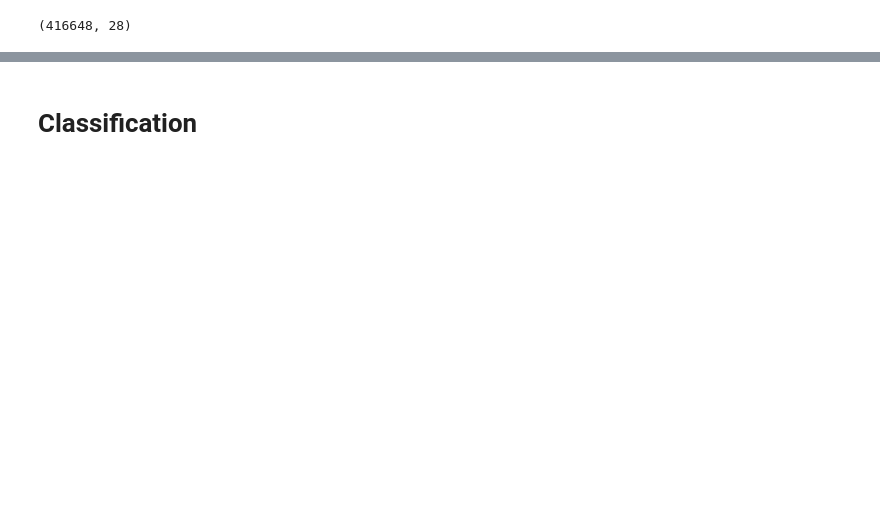
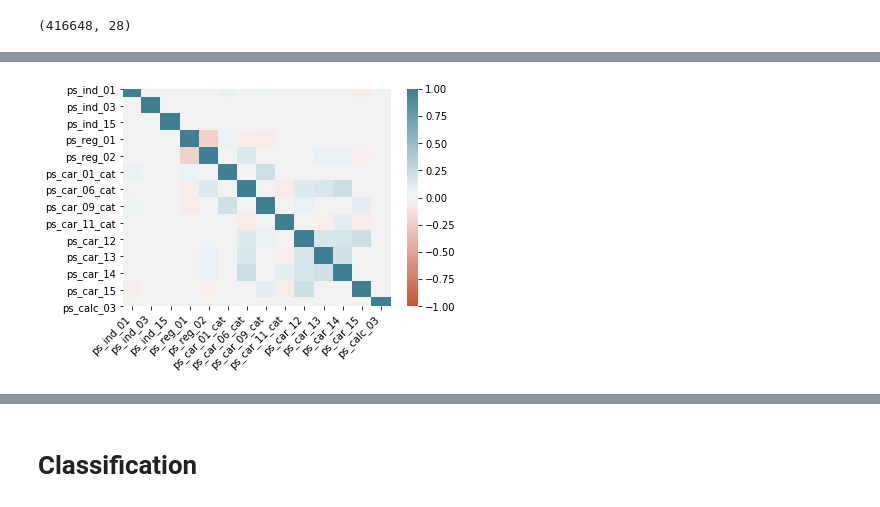
Before and after one commit to JKhandelwal/Insurance-Claims-Modelling---ID5059Practical, a Jupyter notebook: ID5059 Project .ipynb, the cells around one changed output, grey strips where cells are left out. Cells and saved outputs as stored; diff of their text form; code cells hidden in the pictures; blank space fills up the shorter version.

```diff
--- a/ID5059 Project .ipynb
+++ b/ID5059 Project .ipynb
@@ -245,0 +226,4 @@ X_test_new = model.transform(X_Test)
+# %%
+list_to_remove = []
+for i in filter(lambda x: x[1] >=0.05,spearman_corr):
+    list_to_remove.append(i[0])
@@ -245,0 +247,2 @@ X_test_new = model.transform(X_Test)
+# %%
+X_Train_Shaped = X_Train_Shaped.drop(list_to_remove, axis=1)
@@ -245,0 +285,23 @@ X_test_new = model.transform(X_Test)
+# %%
+for col in X_Train_Shaped.columns:
+    if "cat" in col:
+        X_Train_Shaped[col] = pd.Categorical(X_Train_Shaped[col])
+    elif "ind" in col:
+        X_Train_Shaped[col] = X_Train_Shaped[col].astype("int64")
+    else:
+        X_Train_Shaped[col] = X_Train_Shaped[col].astype("float64")
+# %%
+corr = X_Train_Shaped.apply(lambda x : pd.factorize(x)[0]).corr()
+
+ax = sns.heatmap(
+    corr,
+    vmin=-1, vmax=1, center=0,
+    cmap=sns.diverging_palette(20, 220, n=200),
+)
+ax.set_xticklabels(
+    ax.get_xticklabels(),
+    rotation=45,
+    horizontalalignment='right'
+);
+# %% [output]
+[figure, added]
```
Also changed, not shown: parts of 179 cells of this notebook.
